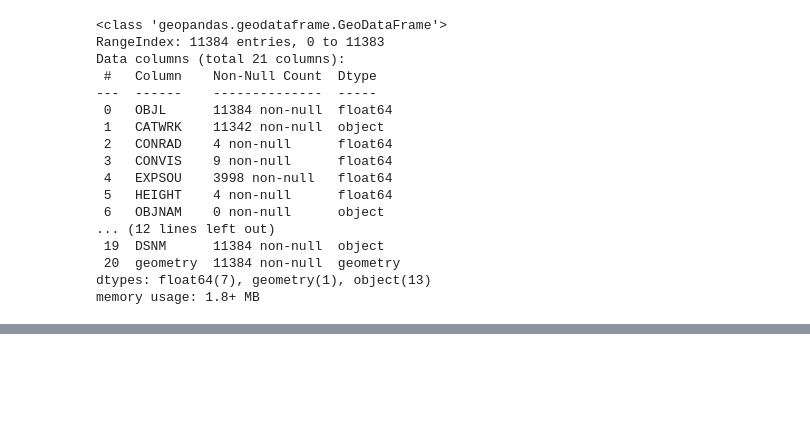
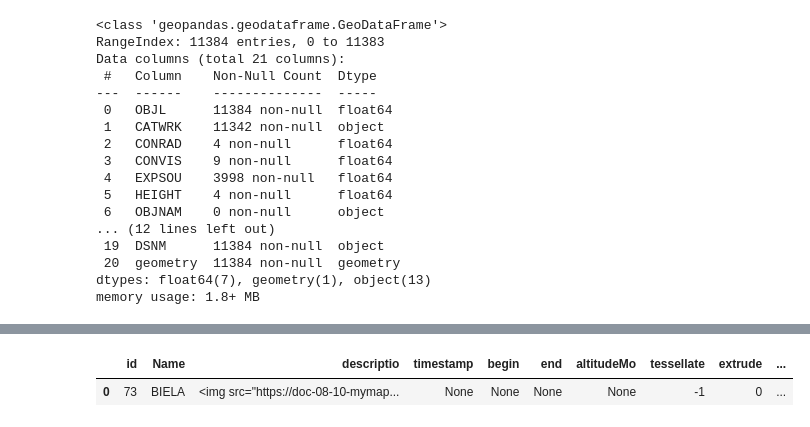
Before and after one commit to Data-Science-for-Conservation/Ocean_GIS_for_Python, a Jupyter notebook: GIS_Analysis.ipynb, the cells around one changed output, grey strips where cells are left out. Cells and saved outputs as stored; diff of their text form; code cells hidden in the pictures; blank space fills up the shorter version.

```diff
--- a/GIS_Analysis.ipynb
+++ b/GIS_Analysis.ipynb
@@ -142,0 +199,9 @@ memory usage: 1.8+ MB
+# %%
+# Convert geometry to 2D point to conform with other datasets
+#   Extra Z dimension is common when data originate from KML files
+biela.geometry = biela.geometry.map(lambda polygon: shapely.ops.transform(lambda x, y, z: (x, y), polygon))
+
+biela.head()
+# %% [output]
+|  | id | Name | descriptio | timestamp | begin | end | altitudeMo | tessellate | extrude | ... |
+| 0 | 73 | BIELA | <img src="https://doc-08-10-mymap... | None | None | None | None | -1 | 0 | ... |
```
Also changed, not shown: parts of 14 cells of this notebook.
